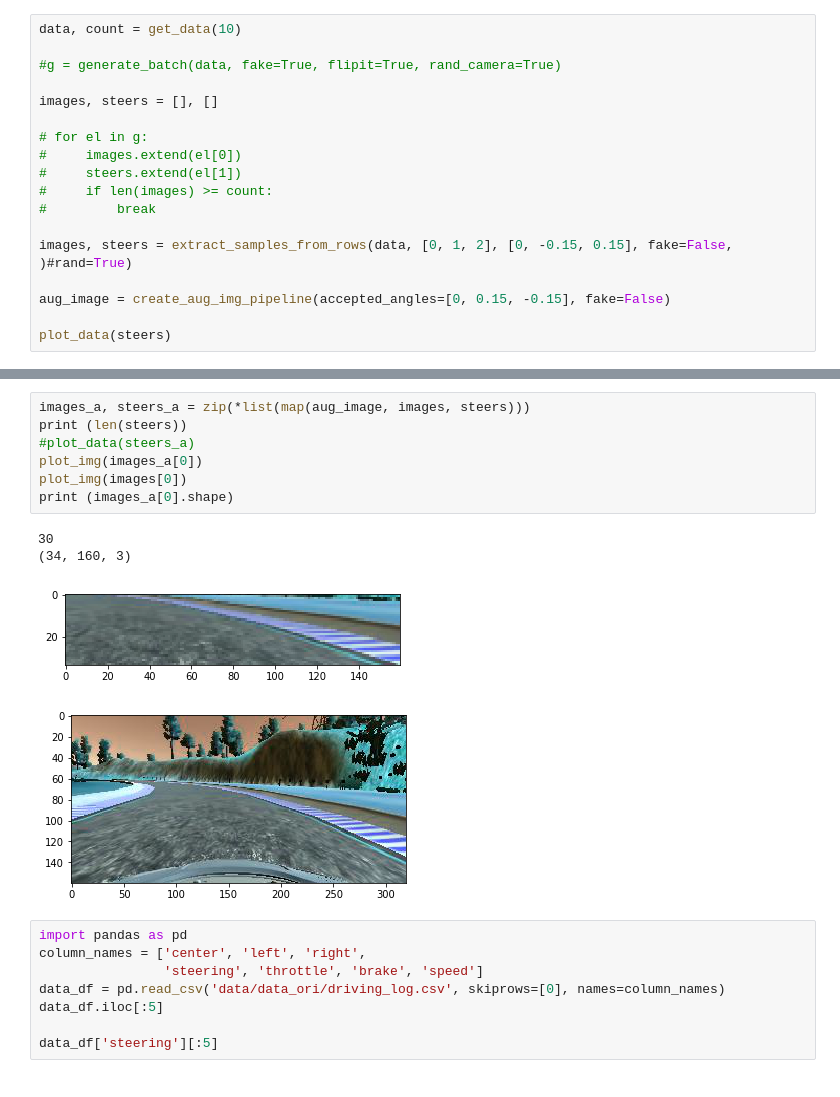
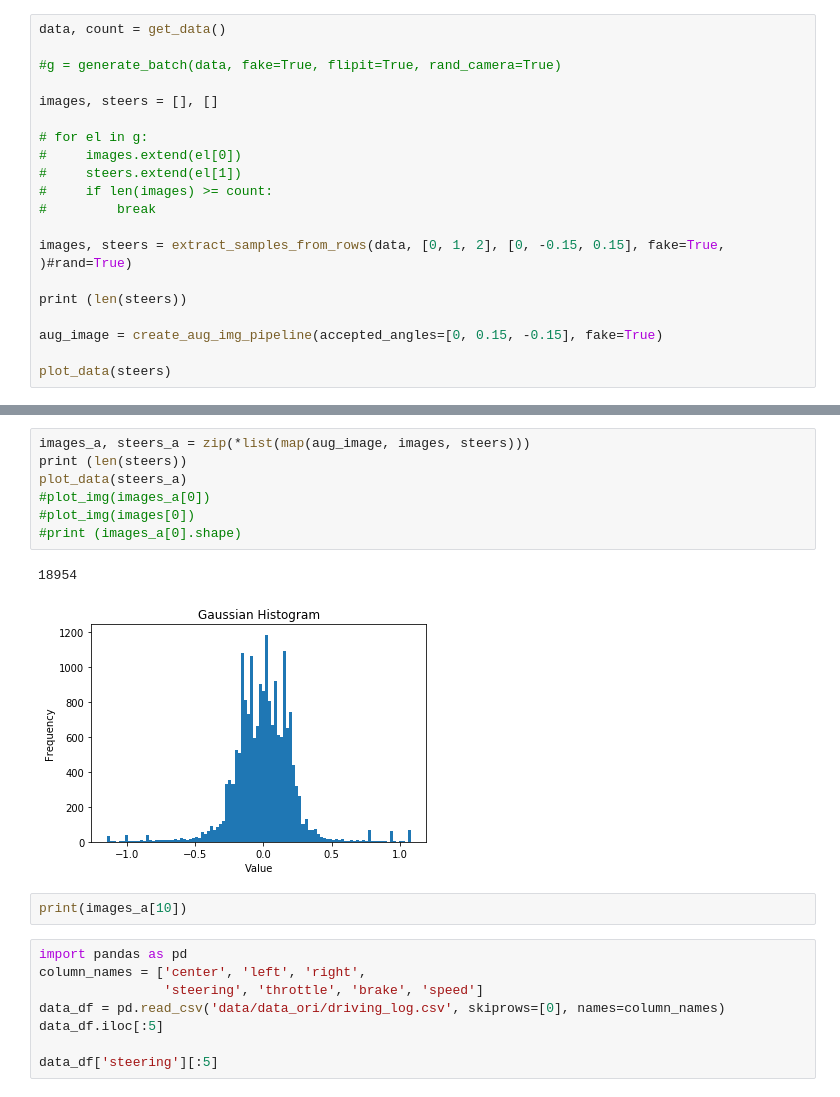
Before and after one commit to rbcorx/CarND-Behavioral-Cloning-P3, a Jupyter notebook: test.ipynb, the cells around one changed output, grey strips where cells are left out. Cells and saved outputs as stored; diff of their text form.

```diff
--- a/test.ipynb
+++ b/test.ipynb
@@ -351,5 +4,5 @@ if __name__ == "__main__":
 # %%
-data, count = get_data(10)
+data, count = get_data()
 
 #g = generate_batch(data, fake=True, flipit=True, rand_camera=True)
 
@@ -361,9 +14,11 @@ images, steers = [], []
 #     if len(images) >= count:
 #         break
 
-images, steers = extract_samples_from_rows(data, [0, 1, 2], [0, -0.15, 0.15], fake=False, )#rand=True)
+images, steers = extract_samples_from_rows(data, [0, 1, 2], [0, -0.15, 0.15], fake=True, )#rand=True)
 
-aug_image = create_aug_img_pipeline(accepted_angles=[0, 0.15, -0.15], fake=False)
+print (len(steers))
+
+aug_image = create_aug_img_pipeline(accepted_angles=[0, 0.15, -0.15], fake=True)
 
 plot_data(steers)
 # %% [output]
@@ -373,15 +31,15 @@ extracted 10 samples total.
 # %%
 images_a, steers_a = zip(*list(map(aug_image, images, steers)))
 print (len(steers))
-#plot_data(steers_a)
-plot_img(images_a[0])
-plot_img(images[0])
-print (images_a[0].shape)
+plot_data(steers_a)
+#plot_img(images_a[0])
+#plot_img(images[0])
+#print (images_a[0].shape)
 # %% [output]
-30
-(34, 160, 3)
+18954
-[figure, old version]
+[figure, new version]
-[figure, removed]
+# %%
+print(images_a[10])
 # %%
 import pandas as pd
 column_names = ['center', 'left', 'right',
```
Also changed, not shown: parts of 4 cells of this notebook, 2 other files.
